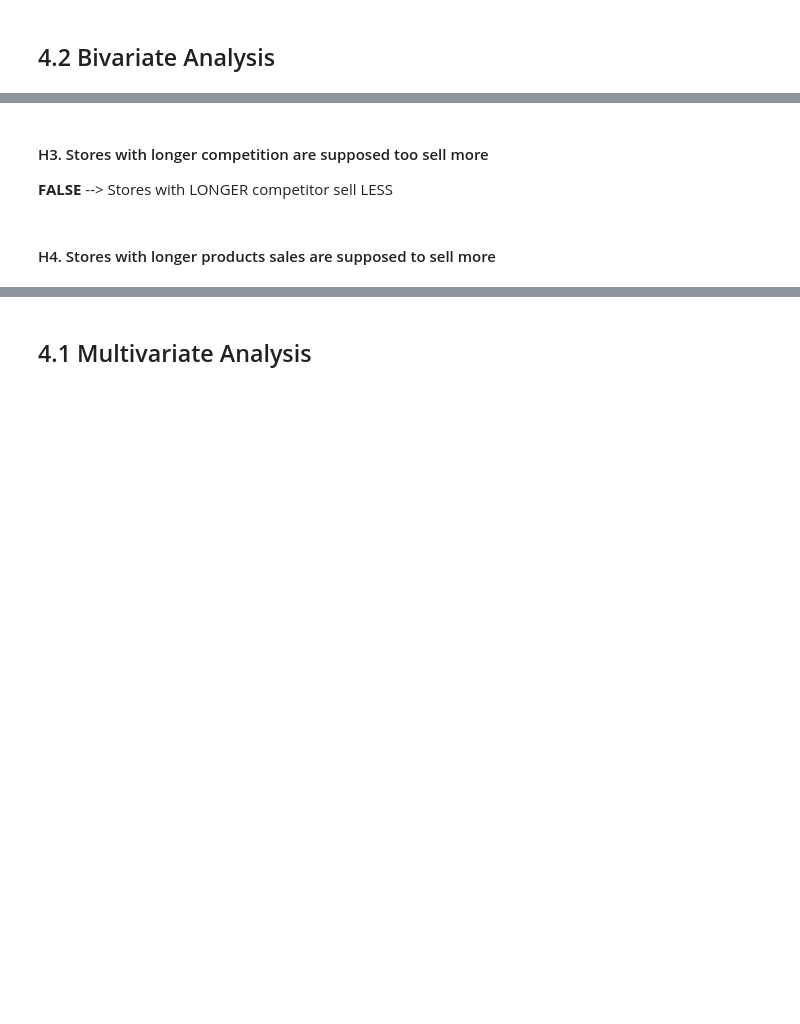
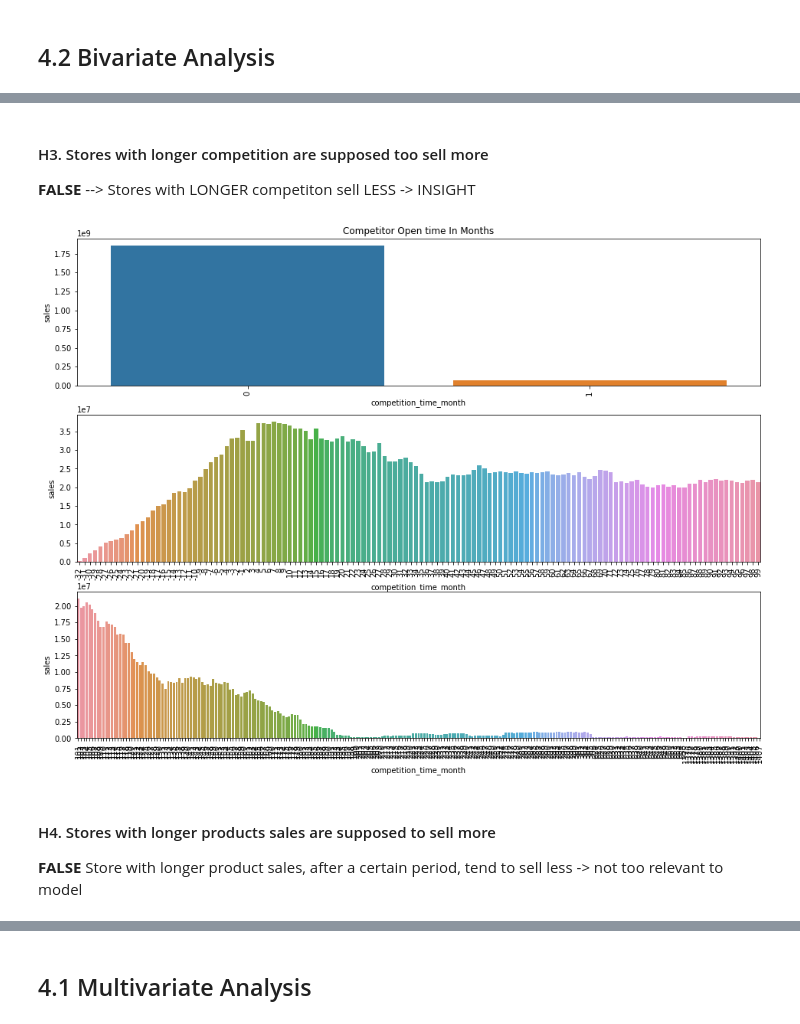
Before and after one commit to marcosbertochi/rossmann_sales_prediction, a Jupyter notebook: Rossmann_store_sales_prediction_step2.ipynb, the cells around one changed output, grey strips where cells are left out. Saved outputs shown, nothing was run; the diff lists cells and outputs as text; code cells hidden in the pictures; blank space fills up the shorter version.

```diff
--- a/Rossmann_store_sales_prediction_step2.ipynb
+++ b/Rossmann_store_sales_prediction_step2.ipynb
@@ -543,27 +554,30 @@ sns.barplot(x='competition_distance_binned',y='sales', data=aux2);
 # %% [markdown]
 #### H3. Stores with longer competition are supposed too sell more
-**FALSE** --> Stores with LONGER competitor sell LESS
+**FALSE** --> Stores with LONGER competiton sell LESS -> INSIGHT
 # %%
-fig,ax = plt.subplot_mosaic("A;B;C",figsize=(20,12))
+fig,ax = plt.subplot_mosaic("A;B;C",figsize=(16,12))
 
 aux = df4[['competition_time_month','sales']].groupby('competition_time_month').sum().reset_index()
 
 aux0 = aux[(aux['competition_time_month'] == 0)  | (aux['competition_time_month'] == 1)]
 sns.barplot(x='competition_time_month',y='sales',data=aux0, ax=ax['A'])
 ax['A'].set_title("Competitor Open time In Months")
 ax['A'].tick_params(axis='x', rotation=90)
 
 
 aux1 = aux[(aux['competition_time_month']  < 100) & (aux['competition_time_month'] != 0)  & (aux['competition_time_month'] != 1)]
 sns.barplot(x='competition_time_month',y='sales',data=aux1, ax=ax['B'])
 ax['B'].tick_params(axis='x', rotation=90)
 
 
 aux2 = aux[aux['competition_time_month'] > 100]
 sns.barplot(x='competition_time_month',y='sales',data=aux2, ax=ax['C']);
 ax['C'].tick_params(axis='x', rotation=90)
+# %% [output]
+[figure, added]
 # %% [markdown]
 #### H4. Stores with longer products sales are supposed to sell more
+**FALSE** Store with longer product sales, after a certain period, tend to sell less -> not too relevant to model
 # %%
 aux = df4[['promo_time_week','sales']].groupby('promo_time_week').sum().reset_index()
 
```
Also changed, not shown: parts of 29 cells of this notebook.
